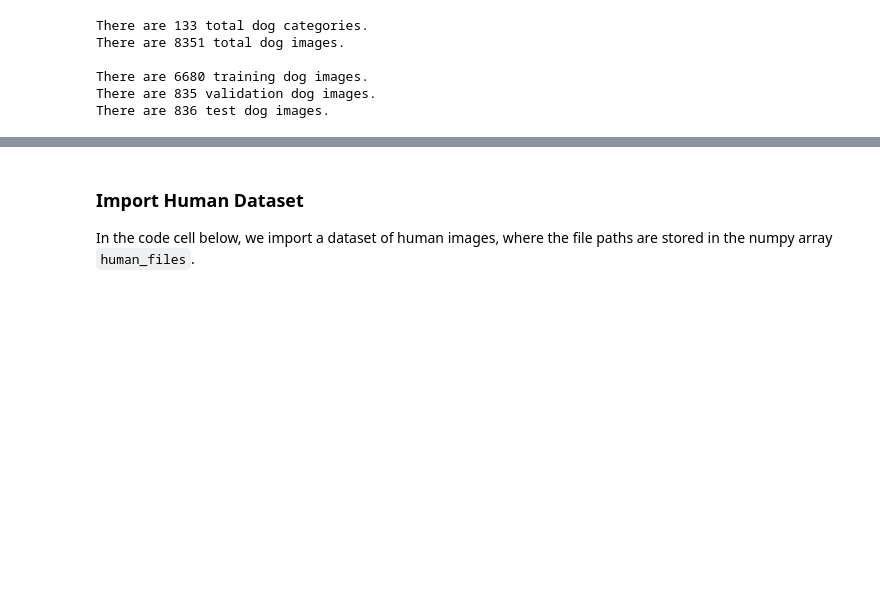
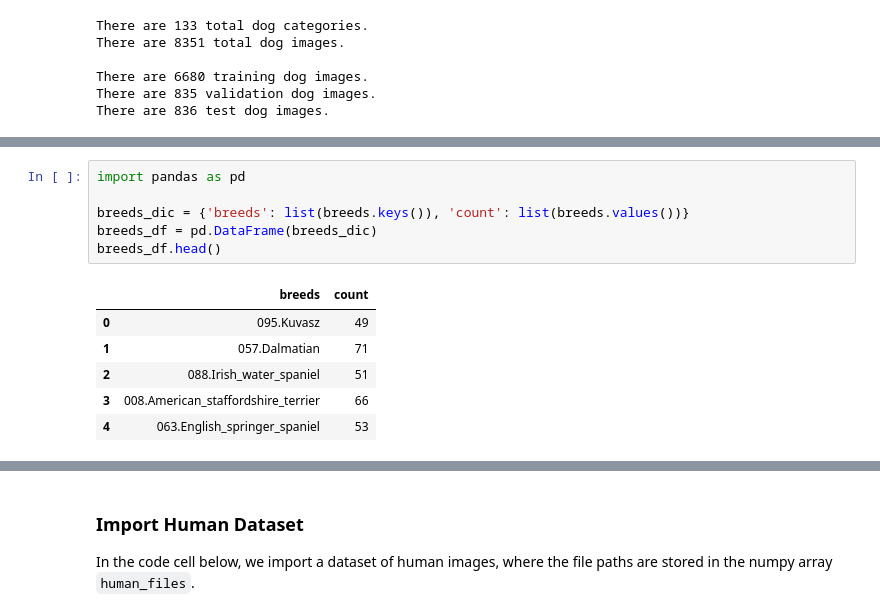
Before and after one commit to carogomezt/datascience_final_project, a Jupyter notebook: dog_app.ipynb, the cells around one changed output, grey strips where cells are left out. Saved outputs shown, nothing was run; the diff lists cells and outputs as text; blank space fills up the shorter version.

```diff
--- a/dog_app.ipynb
+++ b/dog_app.ipynb
@@ -93,0 +103,13 @@ There are 836 test dog images.
+# %%
+import pandas as pd
+
+breeds_dic = {'breeds': list(breeds.keys()), 'count': list(breeds.values())}
+breeds_df = pd.DataFrame(breeds_dic)
+breeds_df.head()
+# %% [output]
+|  | breeds | count |
+| 0 | 095.Kuvasz | 49 |
+| 1 | 057.Dalmatian | 71 |
+| 2 | 088.Irish_water_spaniel | 51 |
+| 3 | 008.American_staffordshire_terrier | 66 |
+| 4 | 063.English_springer_spaniel | 53 |
```
Also changed, not shown: parts of 7 cells of this notebook, 3 other files.
